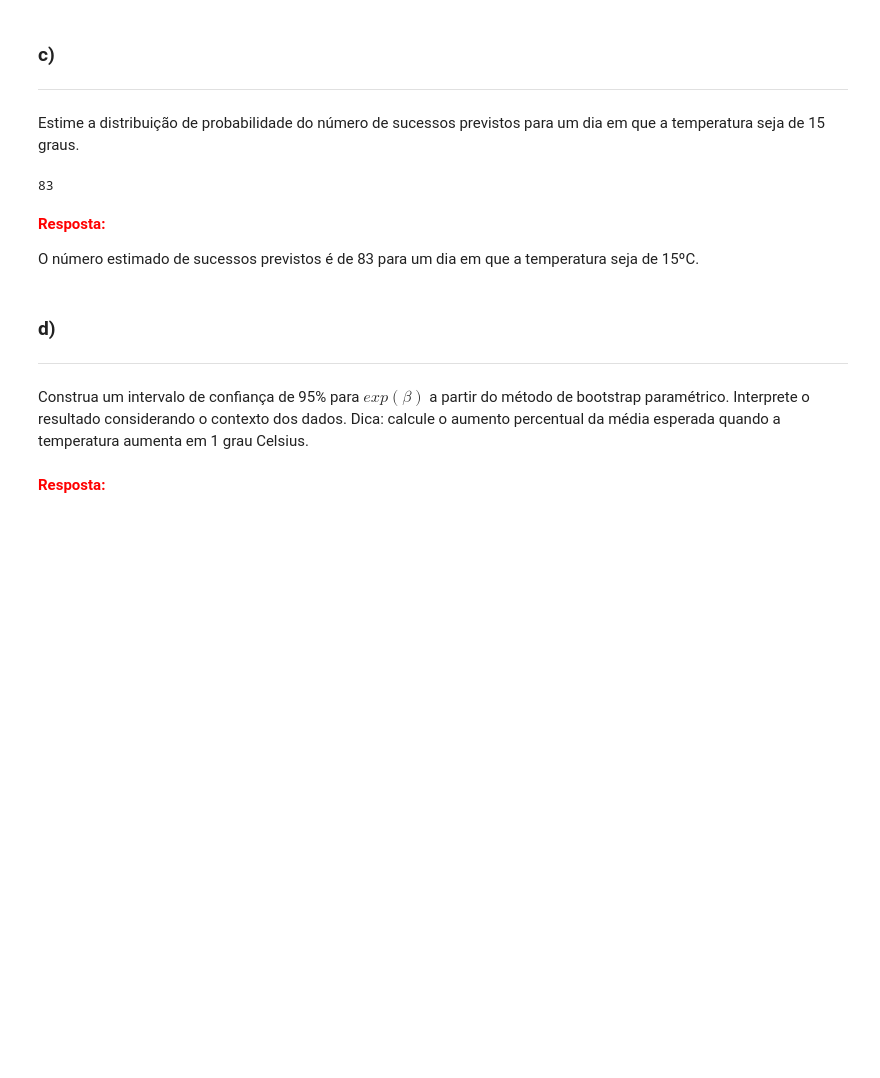
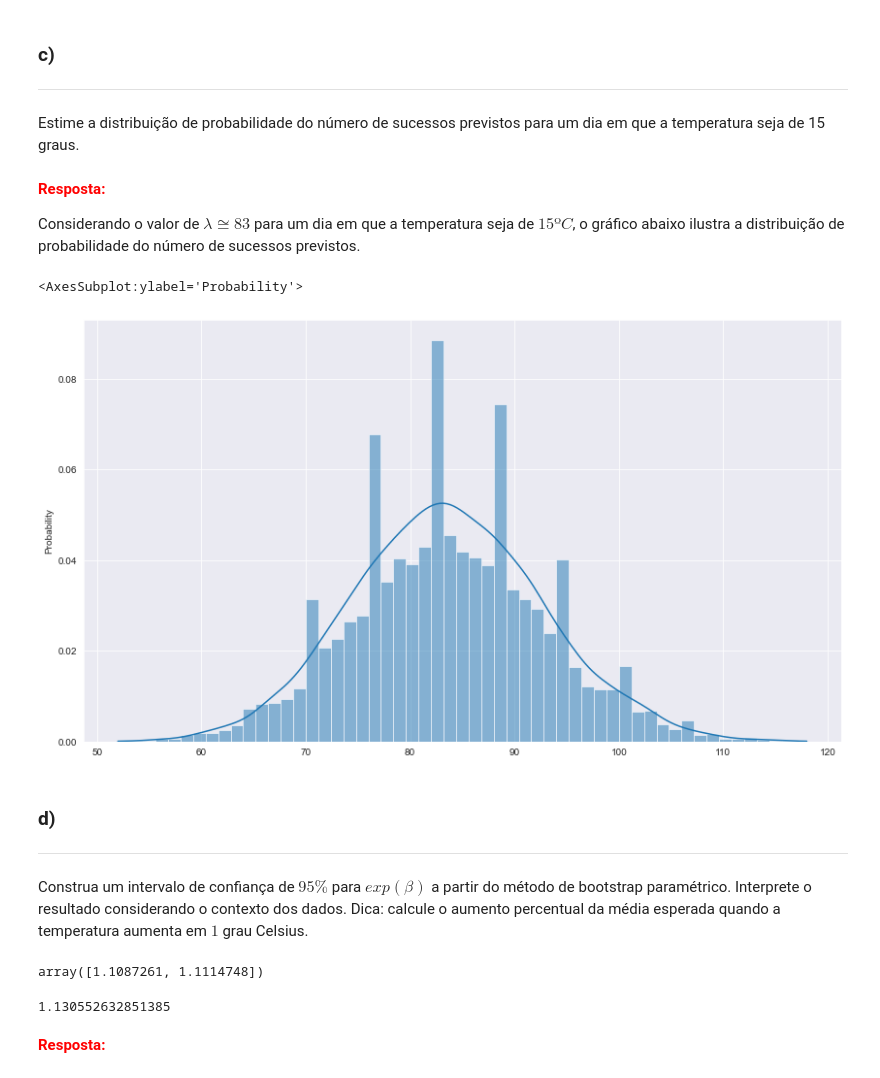
Before and after one commit to pauloceliojr/mcimd-listas, a Jupyter notebook: Lista 2/Lista_2.ipynb, the cells around one changed output. Cells and saved outputs as stored; diff of their text form; code cells hidden in the pictures; blank space fills up the shorter version.

```diff
--- a/Lista 2/Lista_2.ipynb
+++ b/Lista 2/Lista_2.ipynb
@@ -180,12 +178,12 @@ def menos_log_verossimilhanca(parametros):
     alfa, beta = parametros
 
     lambda_previsto = np.exp(alfa + beta * dados_poisson.Temperatura)
-    log_verossimilhanca = np.sum(stats.poisson.logpmf(dados_poisson.Sucessos, lambda_previsto))
+    log_verossimilhanca = np.sum(poisson.logpmf(dados_poisson.Sucessos, lambda_previsto))
 
     return -1 * log_verossimilhanca
 
 # Minimiza a função negativa de log verossimilhanca
-emv = optimize.minimize(menos_log_verossimilhanca, np.array([0, 0]))
+emv = minimize(menos_log_verossimilhanca, np.array([0, 0]))
 
 # Obtem e imprime os valores de alfa e beta
 emv_alfa = emv.x[0]
@@ -219,20 +217,40 @@ Considerando-se o modelo proposto, o estimador de máxima verossimilhança para
 ___
 
 Estime a distribuição de probabilidade do número de sucessos previstos para um dia em que a temperatura seja de 15 graus.
-# %%
-print(int(np.exp(emv_alfa + emv_beta * 15)))
-# %% [output]
-83
 # %% [markdown]
 <font color='red'>**Resposta:**</font>
 
-O número estimado de sucessos previstos é de 83 para um dia em que a temperatura seja de 15ºC.
+Considerando o valor de $\lambda \cong 83$ para um dia em que a temperatura seja de $15ºC$, o gráfico abaixo ilustra a distribuição de probabilidade do número de sucessos previstos.
+# %%
+amostra = poisson.rvs(mu=np.exp(emv_alfa + emv_beta * 15), size=10000, random_state=SEED)
+ax = sns.histplot(amostra, kde=True, stat="probability")
+ax.figure.set_size_inches(14, 8)
+ax
+# %% [output]
+<AxesSubplot:ylabel='Probability'>
+[figure, added]
 # %% [markdown]
 ### d)
 
 ___
 
-Construa um intervalo de confiança de 95% para $exp(\beta)$ a partir do método de bootstrap paramétrico. Interprete o resultado considerando o contexto dos dados. Dica: calcule o aumento percentual da média esperada quando a temperatura aumenta em 1 grau Celsius.
+Construa um intervalo de confiança de $95\%$ para $exp(\beta)$ a partir do método de bootstrap paramétrico. Interprete o resultado considerando o contexto dos dados. Dica: calcule o aumento percentual da média esperada quando a temperatura aumenta em $1$ grau Celsius.
+# %%
+lista_exp_beta = []
+
+X = sm.add_constant(dados_poisson.Temperatura)
+for i in range(10000):
+    y_previsto = poisson.rvs(mu=np.exp(emv_alfa + emv_beta * dados_poisson.Temperatura), size=dados_poisson.shape[0])
+    modelo_amostra = sm.GLM(y_previsto, X, family=sm.families.Poisson()).fit()
+    lista_exp_beta.append(np.exp(modelo_amostra.params[1]))
+
+np.percentile(lista_exp_beta, q=[0.025, 0.975])
+# %% [output]
+array([1.1087261, 1.1114748])
+# %%
+max(lista_exp_beta)
+# %% [output]
+1.130552632851385
 # %% [markdown]
 <font color='red'>**Resposta:**</font>
 # %% [markdown]
```
Also changed, not shown: parts of 4 cells of this notebook.
